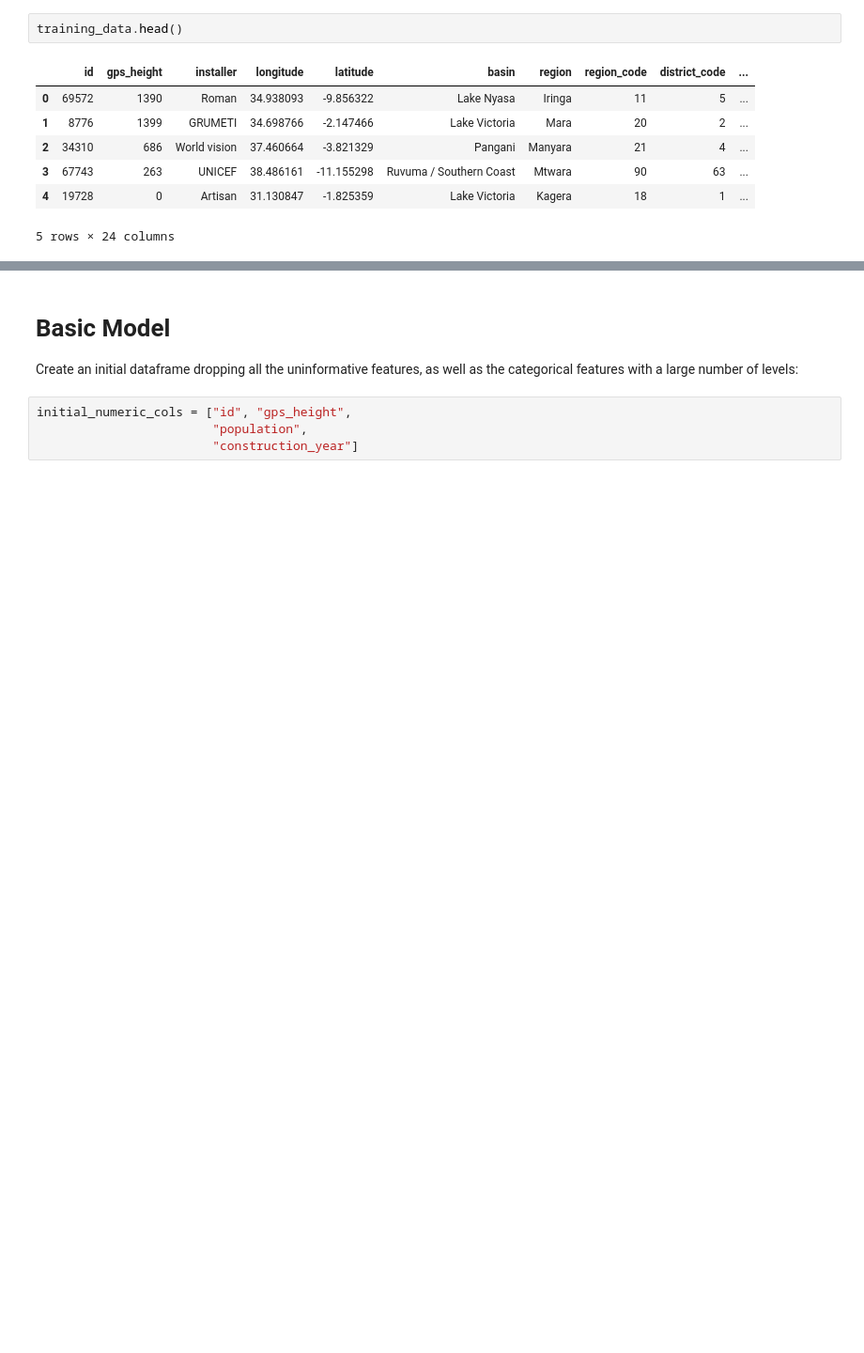
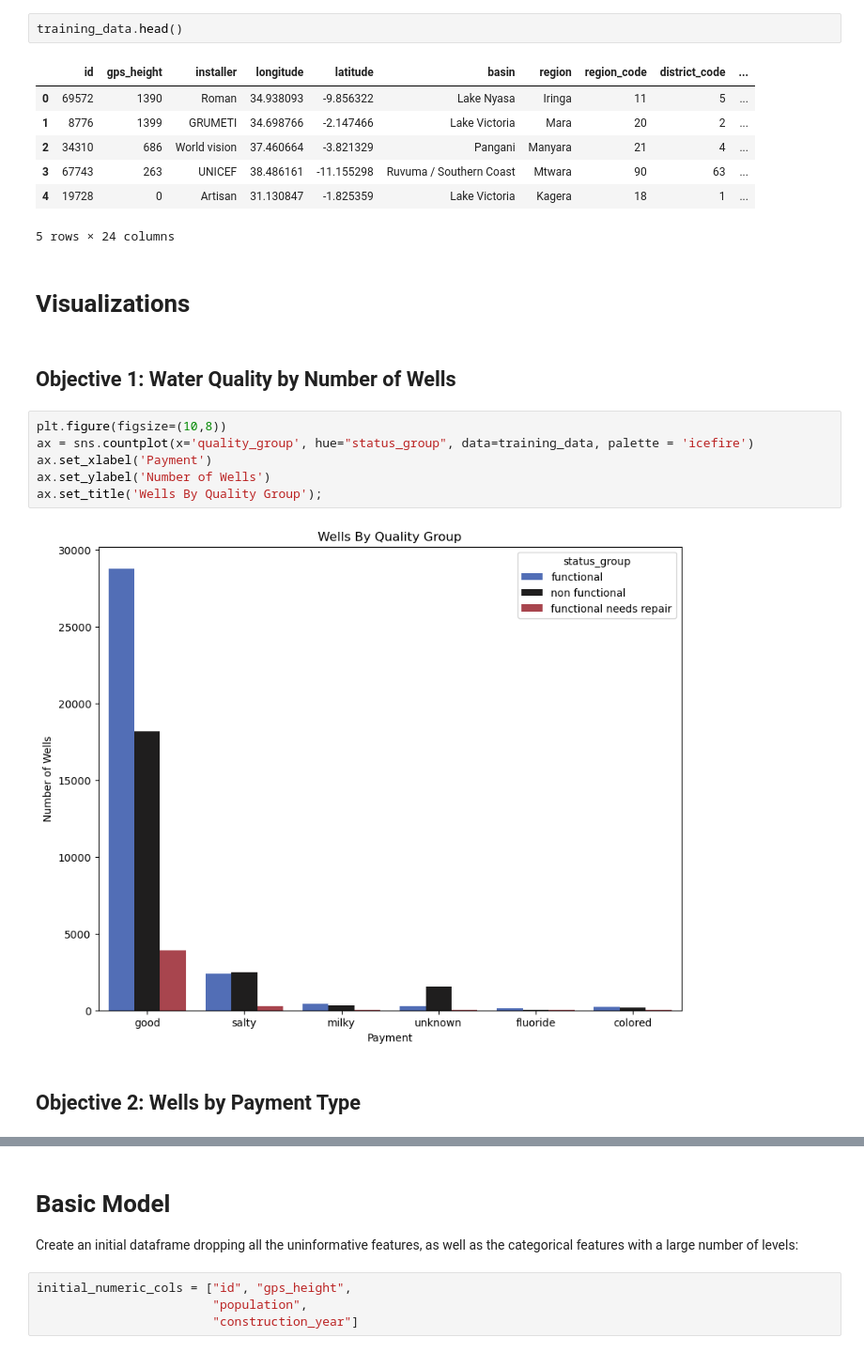
Before and after one commit to KImondorose/phase_3_project-Pump-it-Up-Data-Mining-the-Water-Table, a Jupyter notebook: notebook.ipynb, the cells around one changed output, grey strips where cells are left out. Shown at 94% size. Cells and saved outputs as stored; diff of their text form; blank space fills up the shorter version.

```diff
--- a/notebook.ipynb
+++ b/notebook.ipynb
@@ -1399,3 +1399,17 @@ training_data.head()
 | 3 | 67743 | 263 | UNICEF | 38.486161 | -11.155298 | Ruvuma / Southern Coast | Mtwara | 90 | 63 | ... |
 | 4 | 19728 | 0 | Artisan | 31.130847 | -1.825359 | Lake Victoria | Kagera | 18 | 1 | ... |
 5 rows × 24 columns
+# %% [markdown]
+# Visualizations
+# %% [markdown]
+## Objective 1: Water Quality by Number of Wells
+# %%
+plt.figure(figsize=(10,8))
+ax = sns.countplot(x='quality_group', hue="status_group", data=training_data, palette = 'icefire')
+ax.set_xlabel('Payment')
+ax.set_ylabel('Number of Wells')
+ax.set_title('Wells By Quality Group');
+# %% [output]
+[figure, added]
+# %% [markdown]
+## Objective 2: Wells by Payment Type
```
Also changed, not shown: parts of 105 cells of this notebook.
